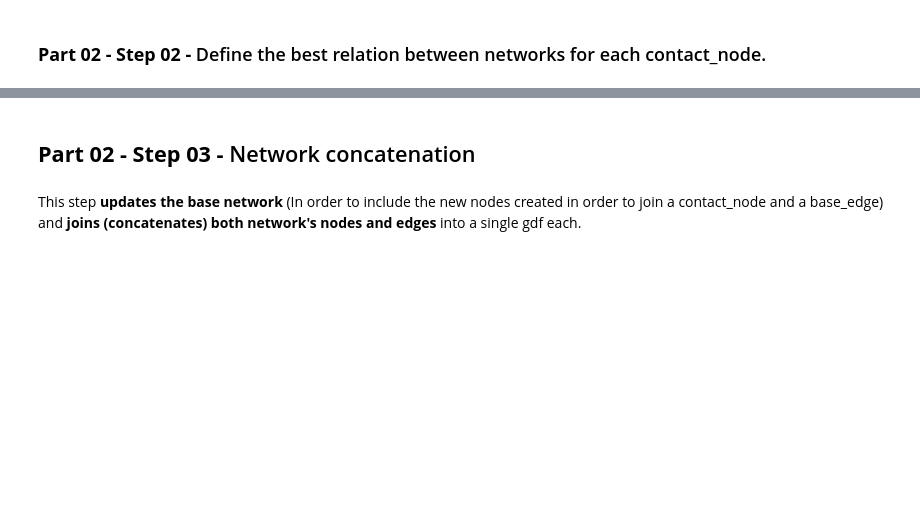
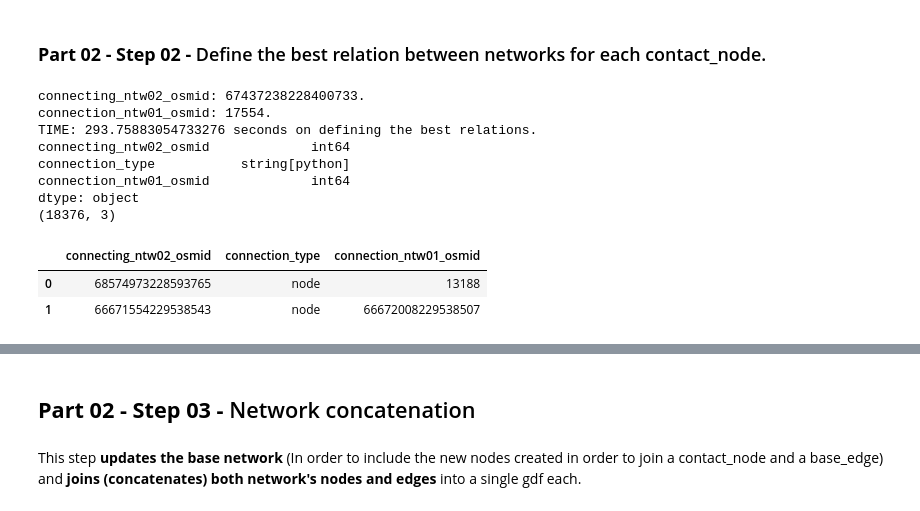
Before and after one commit to Observatorio-Ciudades/vref_walkability_index, a Jupyter notebook: notebooks/01_PL_04_Combine_networks.ipynb, the cells around one changed output, grey strips where cells are left out. Saved outputs shown, nothing was run; the diff lists cells and outputs as text; code cells hidden in the pictures; blank space fills up the shorter version.

```diff
--- a/notebooks/01_PL_04_Combine_networks.ipynb
+++ b/notebooks/01_PL_04_Combine_networks.ipynb
@@ -3236,7 +2852,7 @@ for idx, node in connecting_nodes.iterrows():
     cn_edge_distance = node.edge_distance
 
     # Development checks -----------------------------------
-    #osmid_checks = [1089,1090]
+    #checks = [13170]
     #if cn_osmid not in osmid_checks:
     #    continue
     #else:
@@ -3387,6 +3003,10 @@ for idx, node in connecting_nodes.iterrows():
                                         'edge_id':[cn_edge_id] # Edge id that is intersected (for 2.1 -- New nodes check)
                                        }
                                       )
+            if int(produced_osmid) == 17554:
+                print(f"connecting_ntw02_osmid: {int(cn_osmid)}.")
+                print(f"connection_ntw01_osmid: {int(produced_osmid)}.")
+
             gdf_temporal = gpd.GeoDataFrame(df_temporal, geometry='geometry', crs=projected_crs)
             # Force all datatypes to match the datatypes of the gdf to where the data will be merged
             dtypes_dict = connected_nodes.dtypes.to_dict() #Dict with TARGET dtypes
@@ -3432,34 +3052,46 @@ for idx, node in connecting_nodes.iterrows():
             filtered_dtypes = {col: dtypes_dict[col] for col in df_temporal.columns if col in dtypes_dict} # Filters for cols in case of mismatch
             df_temporal = df_temporal.astype(filtered_dtypes) # Assigns those types
             # Concatenate to TARGET without altering original dtypes
             connected_nodes = pd.concat([connected_nodes, df_temporal], ignore_index=True)
             # ----- OUTPUT REGISTRATION FOR connected_nodes DATAFRAME -----
             i+=1
             if extended_logs:
                 print(f"CASE 2c: Connecting node {cn_osmid} connects to a node in less than 5 meters.")
             continue # Next connecting_node
 
 # Final format (Set unique identifiers to int) to connected_nodes's columns
-a = """
+no_longer_needed = """ [SOLVED USING OUTPUT DTYPES MANAGEMENT AND REGISTRATION]
 connected_nodes['connecting_ntw02_osmid'] = connected_nodes['connecting_ntw02_osmid'].astype('int')
 connected_nodes['connection_ntw01_osmid'].fillna(value=0, inplace=True)# Existing connections do not register osmid, set to 0
 connected_nodes['connection_ntw01_osmid'] = connected_nodes['connection_ntw01_osmid'].astype('int')
 # Final format (Set unique identifiers to int) to intersection_nodes_2's columns
 intersection_nodes_2['osmid'] = intersection_nodes_2['osmid'].astype('int')
 intersection_nodes_2['u'] = intersection_nodes_2['u'].astype('int')
 intersection_nodes_2['v'] = intersection_nodes_2['v'].astype('int')
 intersection_nodes_2['key'] = intersection_nodes_2['key'].astype('int')
 """
 
 ##### Time
 time_2 = time.time()
 print(f"TIME: {time_2-time_1} seconds on defining the best relations.")
 ##### Time
 
 # Show
 print(connected_nodes.dtypes)
 print(connected_nodes.shape)
 connected_nodes.head(2)
+# %% [output]
+connecting_ntw02_osmid: 67437238228400733.
+connection_ntw01_osmid: 17554.
+TIME: 293.75883054733276 seconds on defining the best relations.
+connecting_ntw02_osmid             int64
+connection_type           string[python]
+connection_ntw01_osmid             int64
+dtype: object
+(18376, 3)
+|  | connecting_ntw02_osmid | connection_type | connection_ntw01_osmid |
+| 0 | 68574973228593765 | node | 13188 |
+| 1 | 66671554229538543 | node | 66672008229538507 |
 # %%
 # Show gdf that will be used to update network 01 (base_network)
 print(intersection_nodes_2.dtypes)
```
Also changed, not shown: parts of 51 cells of this notebook, 1 other file.
